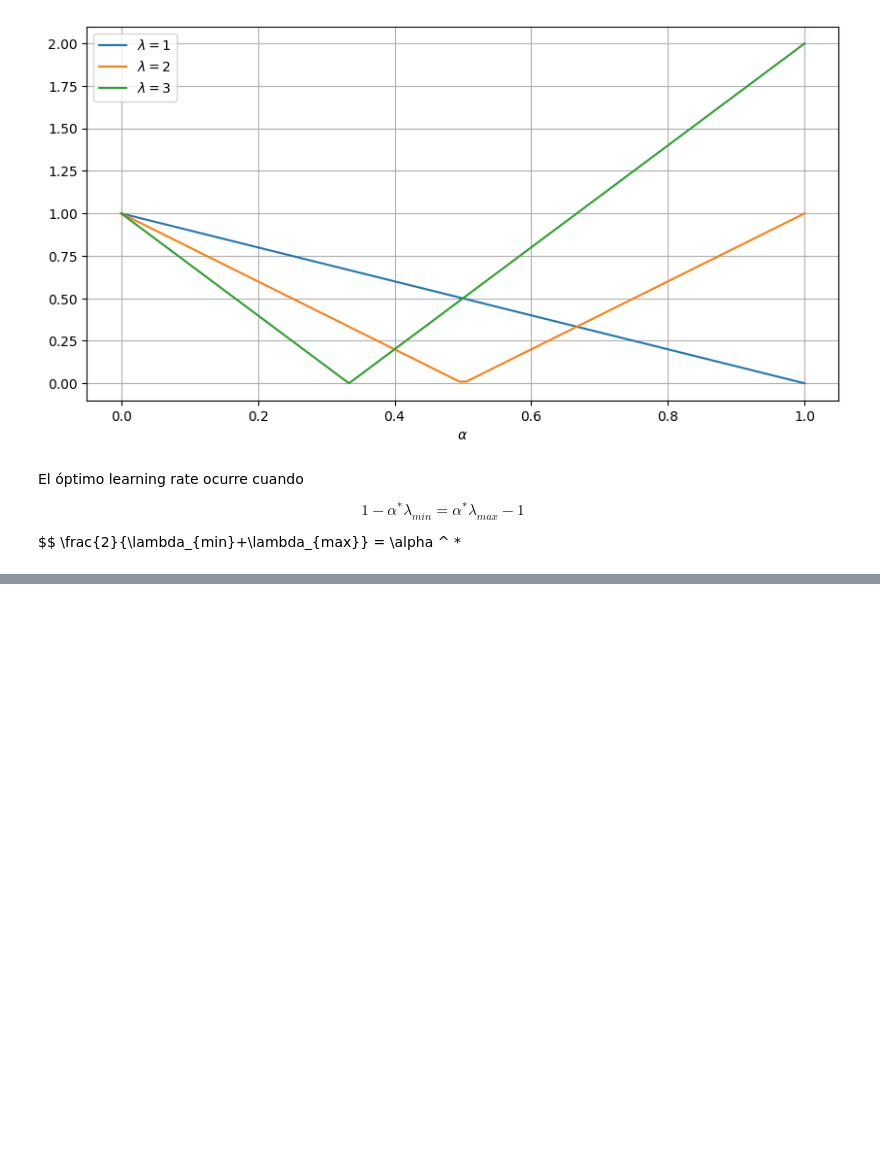
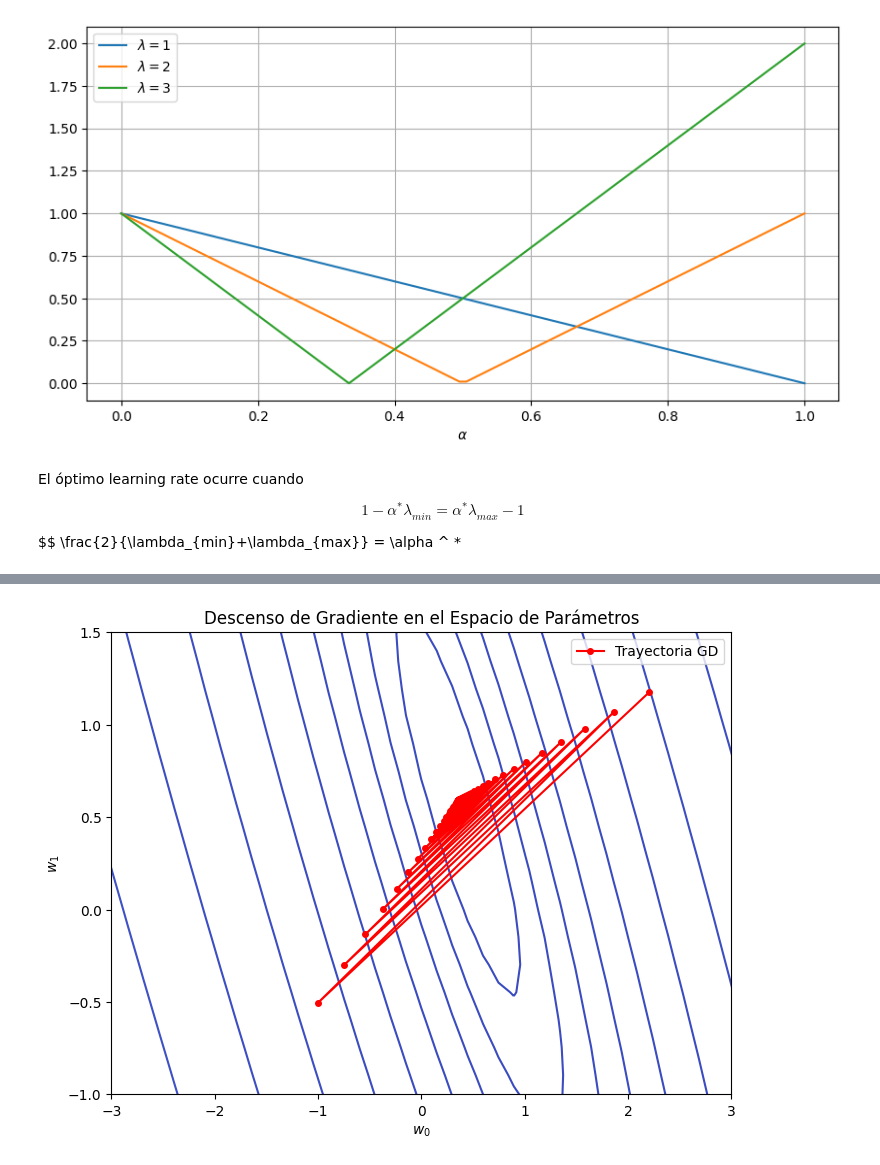
Before and after one commit to MaximilianoRodriguez01/TallerDeProcesamientoDeSenales, a Jupyter notebook: Clase14-03/obligatorio1.ipynb, the cells around one changed output, grey strips where cells are left out. Cells and saved outputs as stored; diff of their text form; code cells hidden in the pictures; blank space fills up the shorter version.

Commit message:
funcion costo

```diff
--- a/Clase14-03/obligatorio1.ipynb
+++ b/Clase14-03/obligatorio1.ipynb
@@ -482,0 +499,47 @@ plt.show()
+# %%
+# 🔹 Asegurar que los datos están en el formato correcto
+muestrasX = np.array(muestrasX).reshape(-1, 1)  # Convertir a array columna
+muestrasY = np.array(muestrasY).ravel()  # Convertir a array 1D si es necesario
+
+# 🔹 Agregar la columna de 1s para el término de sesgo
+X = np.c_[np.ones_like(muestrasX), muestrasX]
+y = muestrasY
+
+# 🔹 Convertir `w_history` a un array para graficar
+w_history = gradiente_descendente.w_usados
+w_history = np.array(w_history).reshape(-1, 2)
+
+largow = len(w_history)
+
+# 🔹 Definir la función de costo
+def cost_function(w0, w1, X, y):
+    J = np.zeros_like(w0)
+    for i in range(w0.shape[0]):
+        for j in range(w0.shape[1]):
+            w = np.array([w0[i, j], w1[i, j]])
+            predictions = X @ w
+            J[i, j] = np.mean((predictions - y) ** 2)
+    return J
+
+# 🔹 Crear la grilla para visualizar la función de costo
+w0_vals = np.linspace(-10, 10, largow)  # Ajusta según los valores esperados
+w1_vals = np.linspace(-10, 10, largow)
+W0, W1 = np.meshgrid(w0_vals, w1_vals)
+J_vals = cost_function(W0, W1, X, y)
+
+
+
+
+# 🔹 Graficar los contornos de la función de costo y la trayectoria de GD
+plt.figure(figsize=(8, 6))
+plt.contour(W0, W1, J_vals, levels=np.logspace(-1, 3, 20), cmap="coolwarm")
+plt.plot(w_history[:, 0], w_history[:, 1], 'ro-', markersize=4, label="Trayectoria GD")  # Puntos de GD
+plt.xlabel(r'$w_0$')
+plt.ylabel(r'$w_1$')
+plt.xlim(-3, 3)
+plt.ylim(-1, 1.5)
+plt.title("Descenso de Gradiente en el Espacio de Parámetros")
+plt.legend()
+plt.show()
+# %% [output]
+[figure, added]
```
Also changed, not shown: parts of 8 cells of this notebook.
